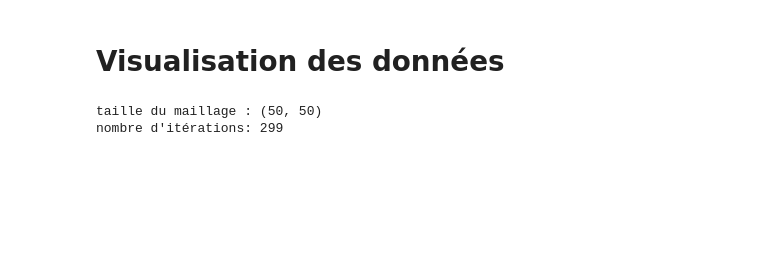
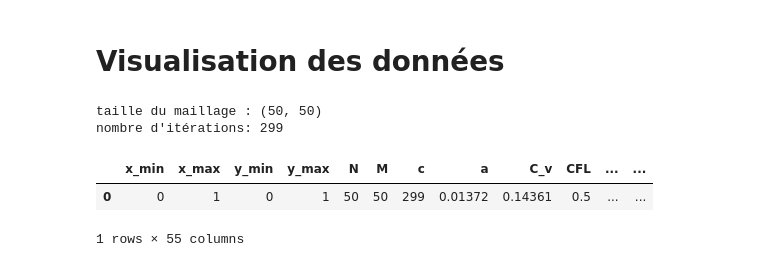
Before and after one commit to ddrous/projet-inverse-2d, a Jupyter notebook: src/notebook/visualisation_2d.ipynb, the cells around one changed output. Saved outputs shown, nothing was run; the diff lists cells and outputs as text; code cells hidden in the pictures; blank space fills up the shorter version.

```diff
--- a/src/notebook/visualisation_2d.ipynb
+++ b/src/notebook/visualisation_2d.ipynb
@@ -14,17 +15,23 @@ from matplotlib.animation import FuncAnimation
 # %%
 %matplotlib nbagg
 # %%
-df_simu = pd.read_csv("../../data/df_simu.csv", converters={'rho':l_eval})
+converters={'rho':l_eval, 'E_u':l_eval, 'F_u':l_eval, 'T_u':l_eval, 'E_d':l_eval, 'F_d':l_eval, 'T_d':l_eval, 'E_l':l_eval, 'F_l':l_eval, 'T_l':l_eval, 'E_r':l_eval, 'F_r':l_eval, 'T_r':l_eval}
+df_simu = pd.read_csv("../../data/df_simu.csv", converters=converters)
 
 N = df_simu.loc[0, 'N']
 M = df_simu.loc[0, 'M']
 step_count = df_simu.loc[0, 'step_count']
 
 print("taille du maillage :", (N, M))
 print("nombre d'itérations:", step_count)
+
+df_simu
 # %% [output]
 taille du maillage : (50, 50)
 nombre d'itérations: 299
+|  | x_min | x_max | y_min | y_max | N | M | c | a | C_v | CFL | ... | ... |
+| 0 | 0 | 1 | 0 | 1 | 50 | 50 | 299 | 0.01372 | 0.14361 | 0.5 | ... | ... |
+1 rows × 55 columns
 # %%
 # fig = plt.figure()
 # ax = fig.add_subplot(111, projection='3d')
```
Also changed, not shown: parts of 8 cells of this notebook, 11 other files.
